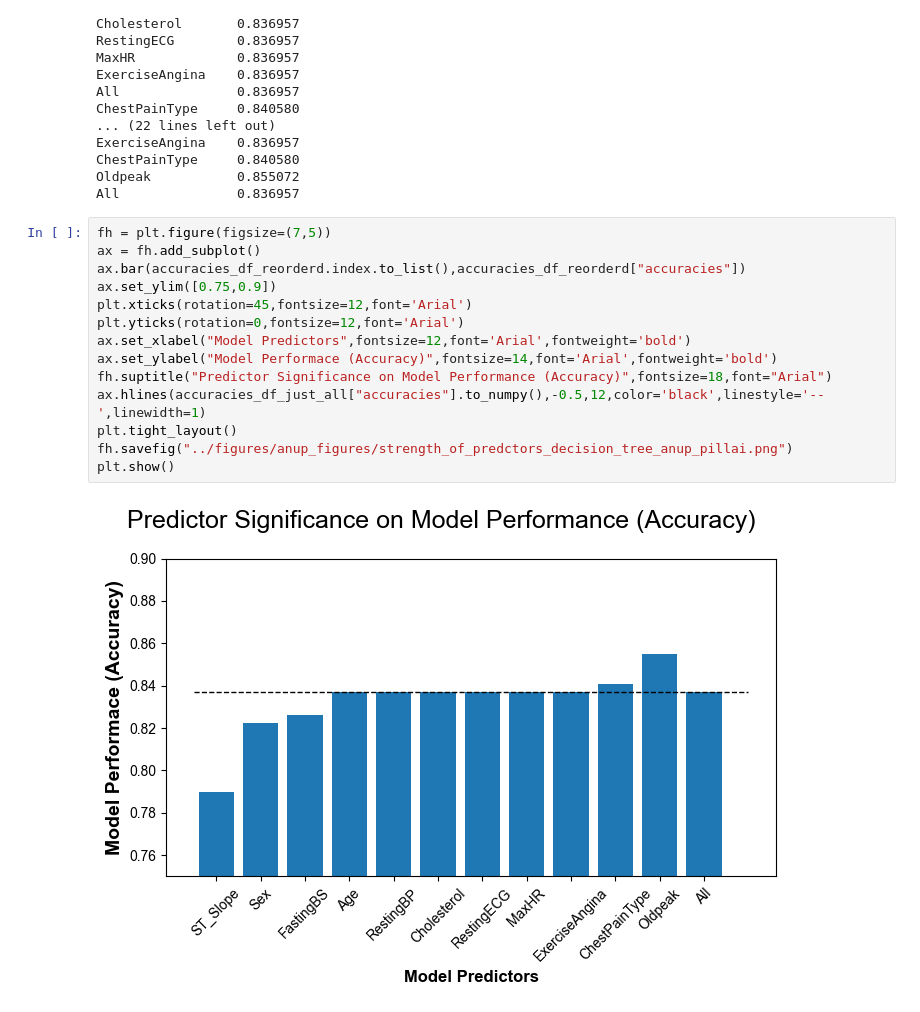
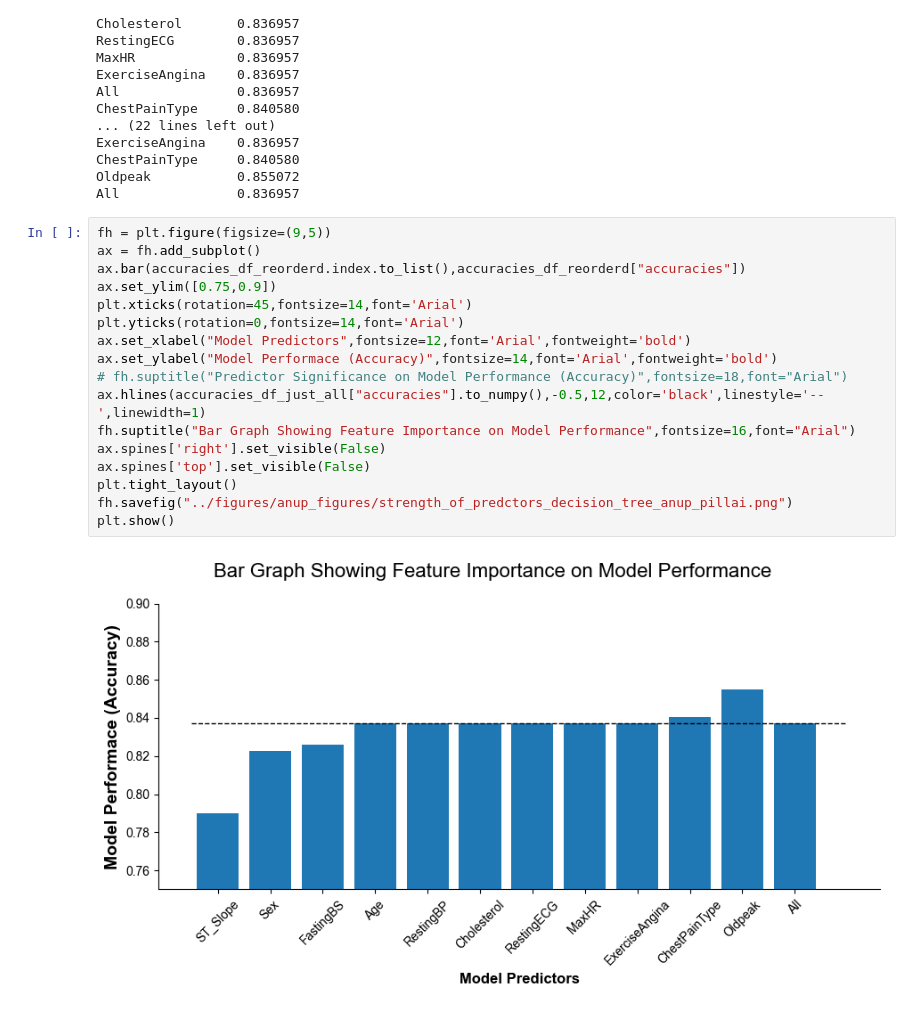
Before and after one commit to anupgp/Heart-Failure-Prediction, a Jupyter notebook: src/main_anup_pillai.ipynb, the cells around one changed output. Drawn from its saved outputs; the diff is of its cells as text.

Commit message:
updated figures

```diff
--- a/src/main_anup_pillai.ipynb
+++ b/src/main_anup_pillai.ipynb
@@ -486,18 +488,21 @@ ChestPainType     0.840580
 Oldpeak           0.855072
 All               0.836957
 # %%
-fh = plt.figure(figsize=(7,5))
+fh = plt.figure(figsize=(9,5))
 ax = fh.add_subplot()
 ax.bar(accuracies_df_reorderd.index.to_list(),accuracies_df_reorderd["accuracies"])
 ax.set_ylim([0.75,0.9])
-plt.xticks(rotation=45,fontsize=12,font='Arial')
-plt.yticks(rotation=0,fontsize=12,font='Arial')
+plt.xticks(rotation=45,fontsize=14,font='Arial')
+plt.yticks(rotation=0,fontsize=14,font='Arial')
 ax.set_xlabel("Model Predictors",fontsize=12,font='Arial',fontweight='bold')
 ax.set_ylabel("Model Performace (Accuracy)",fontsize=14,font='Arial',fontweight='bold')
-fh.suptitle("Predictor Significance on Model Performance (Accuracy)",fontsize=18,font="Arial")
+# fh.suptitle("Predictor Significance on Model Performance (Accuracy)",fontsize=18,font="Arial")
 ax.hlines(accuracies_df_just_all["accuracies"].to_numpy(),-0.5,12,color='black',linestyle='--',linewidth=1)
+fh.suptitle("Bar Graph Showing Feature Importance on Model Performance",fontsize=16,font="Arial")
+ax.spines['right'].set_visible(False)
+ax.spines['top'].set_visible(False)
 plt.tight_layout()
 fh.savefig("../figures/anup_figures/strength_of_predctors_decision_tree_anup_pillai.png")
 plt.show()
 # %% [output]
-[figure, old version]
+[figure, new version]
```
Also changed, not shown: parts of 1 cell of this notebook, 1 other file.
